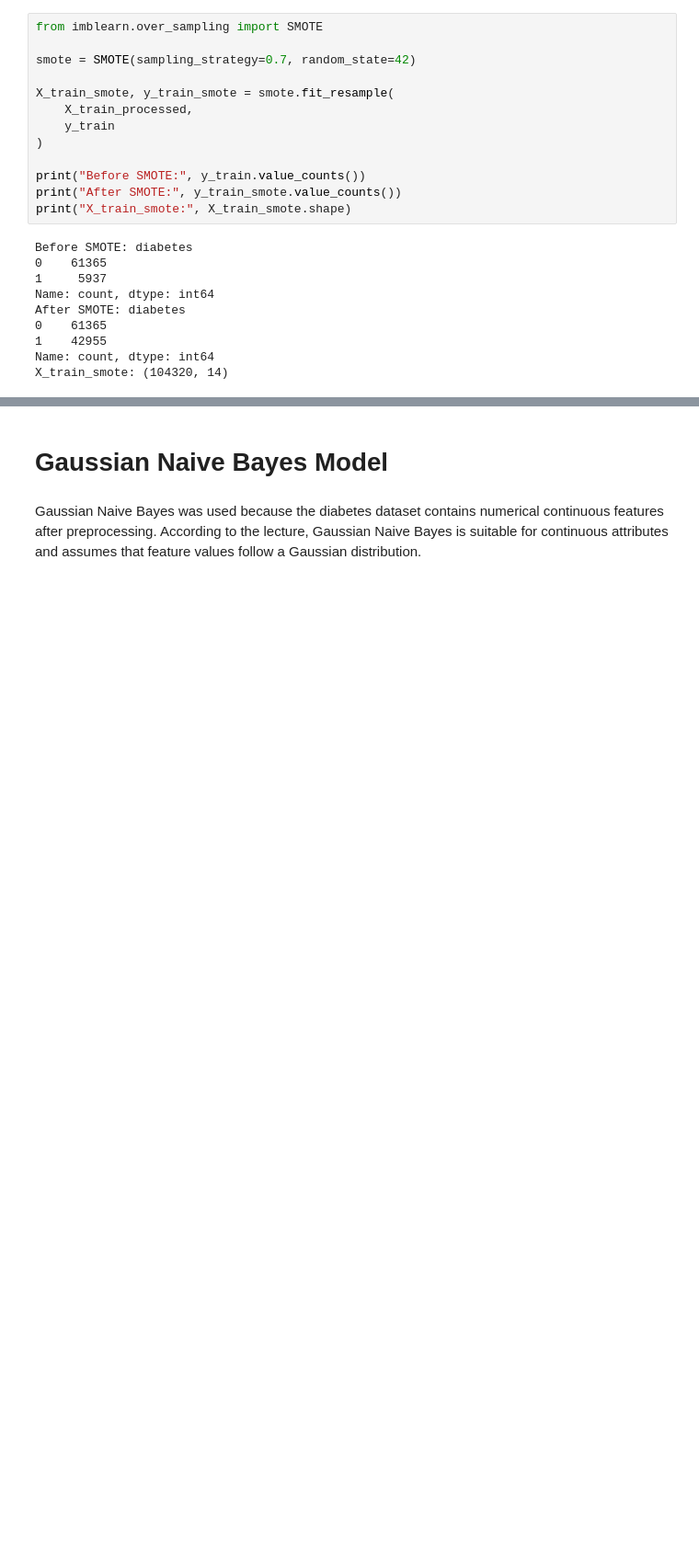
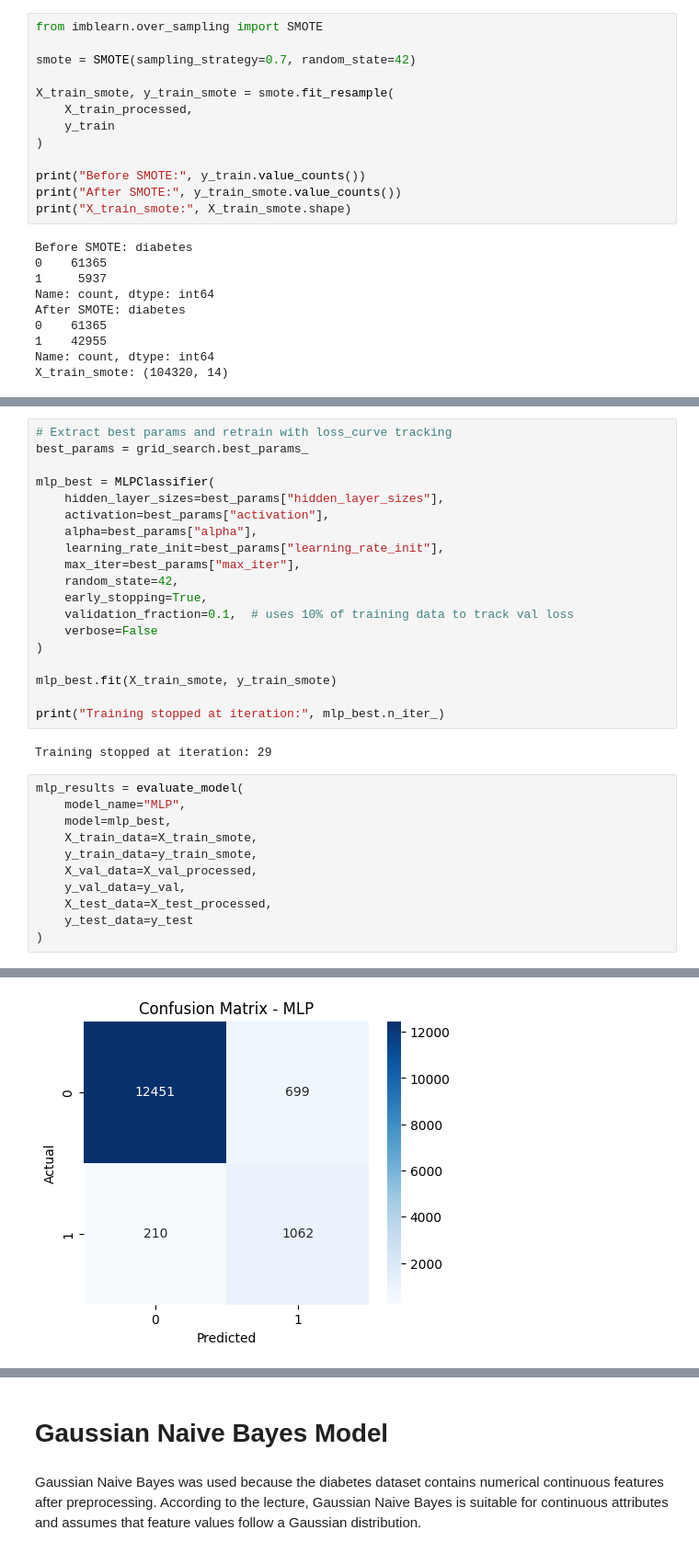
Before and after one commit to mohamedelziat50/Diabetes-Disease-Classification-MIU, a Jupyter notebook: Diabetes_Classification.ipynb, the cells around one changed output, grey strips where cells are left out. Shown at 92% size. Saved outputs shown, nothing was run; the diff lists cells and outputs as text; blank space fills up the shorter version.

Commit message:
MLP added along with learning curve func but not completed

```diff
--- a/Diabetes_Classification.ipynb
+++ b/Diabetes_Classification.ipynb
@@ -711,0 +861,33 @@ X_train_smote: (104320, 14)
+# %%
+# Extract best params and retrain with loss_curve tracking
+best_params = grid_search.best_params_
+
+mlp_best = MLPClassifier(
+    hidden_layer_sizes=best_params["hidden_layer_sizes"],
+    activation=best_params["activation"],
+    alpha=best_params["alpha"],
+    learning_rate_init=best_params["learning_rate_init"],
+    max_iter=best_params["max_iter"],
+    random_state=42,
+    early_stopping=True,
+    validation_fraction=0.1,  # uses 10% of training data to track val loss
+    verbose=False
+)
+
+mlp_best.fit(X_train_smote, y_train_smote)
+
+print("Training stopped at iteration:", mlp_best.n_iter_)
+# %% [output]
+Training stopped at iteration: 29
+# %%
+mlp_results = evaluate_model(
+    model_name="MLP",
+    model=mlp_best,
+    X_train_data=X_train_smote,
+    y_train_data=y_train_smote,
+    X_val_data=X_val_processed,
+    y_val_data=y_val,
+    X_test_data=X_test_processed,
+    y_test_data=y_test
+)
+# %% [output]
@@ -711,0 +911 @@ X_train_smote: (104320, 14)
+[figure, added]
```
Also changed, not shown: parts of 19 cells of this notebook.
